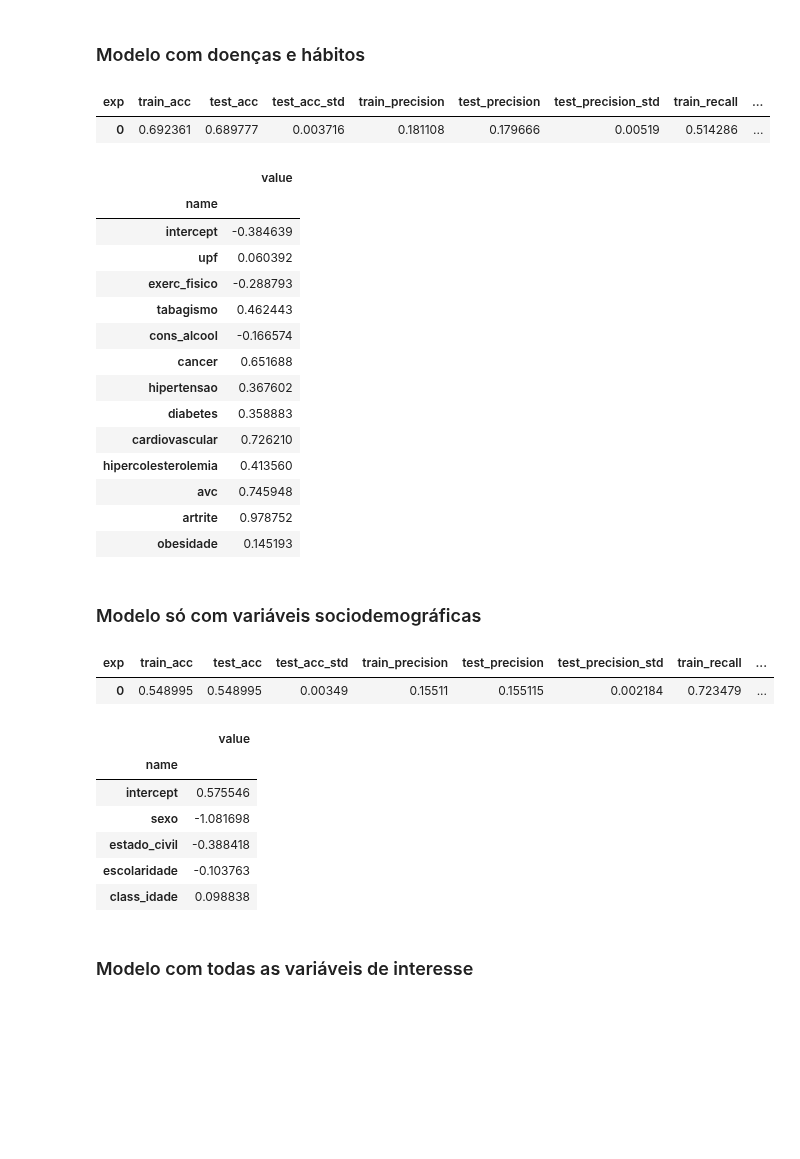
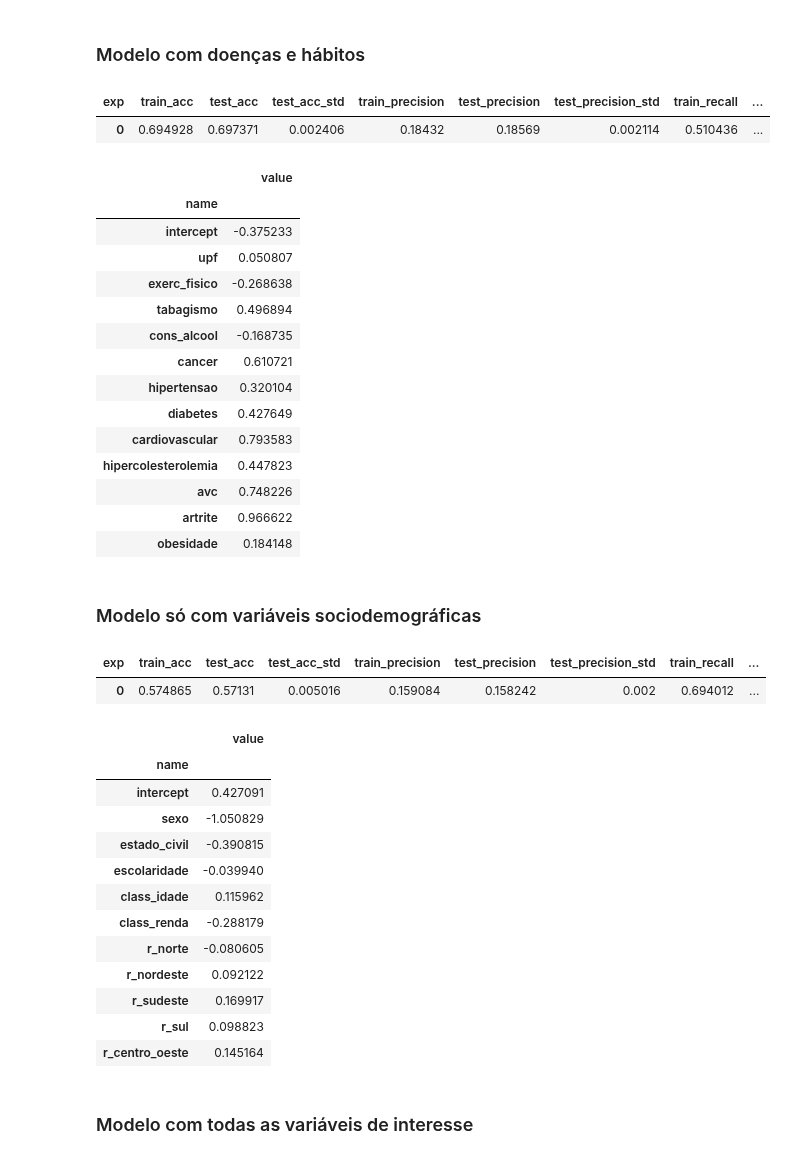
Before and after one commit to datasci4health/projects2023, a Jupyter notebook: DAGroup/notebooks/pns_depression_models.ipynb, the cells around one changed output. Drawn from its saved outputs; the diff is of its cells as text; code cells hidden in the pictures; blank space fills up the shorter version.

```diff
--- a/DAGroup/notebooks/pns_depression_models.ipynb
+++ b/DAGroup/notebooks/pns_depression_models.ipynb
@@ -149,6 +155,21 @@ df['obesidade'] = np.where(df['class_imc'].isna(), np.nan, np.where(df['class_im
 
 # Limitação da análise por idades que se adequam ao PHQ9 baseado no artigo 'Food consumption and depression among Brazilian adults: results from the Brazilian National Health Survey, 2013'
 df = df[(df['idade'] >= 18) & (df['idade'] <= 59)]
+
+
+regiao_mapping = {
+    'r_norte': [11, 12, 13, 14, 15, 16, 17],
+    'r_nordeste': [21, 22, 23, 24, 25, 26, 27, 28, 29],
+    'r_sudeste': [31, 32, 33, 35],
+    'r_sul': [41, 42, 43],
+    'r_centro_oeste': [50, 51, 52, 53]
+}
+
+for regiao, estados in regiao_mapping.items():
+    df[regiao] = df['uf'].apply(lambda x: int(x in estados))
+
+
+df['class_renda'] = np.where(df['renda_pc'].isin([4.0, 5.0, 6.0, 7.0]), 1, np.where(df['renda_pc'].isin([1.0, 2.0, 3.0]), 0, np.nan))
 # %% [output]
 A value is trying to be set on a copy of a slice from a DataFrame.
 Try using .loc[row_indexer,col_indexer] = value instead
@@ -290,7 +298,12 @@ df_total['escolaridade'] = df['escolaridade_agregada']
 df_total['upf'] = df['qst_upf']
 df_total['class_idade'] = df['class_idade']
 df_total['activity_class'] = df['activity_class']
-df_total['renda_pc'] = df['renda_pc']
+df_total['class_renda'] = df['class_renda']
+df_total['r_norte'] = df['r_norte']
+df_total['r_nordeste'] = df['r_nordeste']
+df_total['r_sudeste'] = df['r_sudeste']
+df_total['r_sul'] = df['r_sul']
+df_total['r_centro_oeste'] = df['r_centro_oeste']
 
 df_train_total, df_test_total = train_test_split(df_total, test_size=0.3, random_state=42)
 # %% [markdown]
@@ -370,49 +383,55 @@ df_metrics_all = append_df_metrics(df_metrics_all, df_metrics, 'log_apenas_habit
 df_importances_all = append_df_importances(df_importances_all, df_importances, 'log_apenas_habitos_dcnt')
 # %% [output]
 | exp | train_acc | test_acc | test_acc_std | train_precision | test_precision | test_precision_std | train_recall | ... |
-| 0 | 0.692361 | 0.689777 | 0.003716 | 0.181108 | 0.179666 | 0.00519 | 0.514286 | ... |
+| 0 | 0.694928 | 0.697371 | 0.002406 | 0.18432 | 0.18569 | 0.002114 | 0.510436 | ... |
 |  | value |
 | name |  |
-| intercept | -0.384639 |
-| upf | 0.060392 |
-| exerc_fisico | -0.288793 |
-| tabagismo | 0.462443 |
-| cons_alcool | -0.166574 |
-| cancer | 0.651688 |
-| hipertensao | 0.367602 |
-| diabetes | 0.358883 |
-| cardiovascular | 0.726210 |
-| hipercolesterolemia | 0.413560 |
-| avc | 0.745948 |
-| artrite | 0.978752 |
-| obesidade | 0.145193 |
+| intercept | -0.375233 |
+| upf | 0.050807 |
+| exerc_fisico | -0.268638 |
+| tabagismo | 0.496894 |
+| cons_alcool | -0.168735 |
+| cancer | 0.610721 |
+| hipertensao | 0.320104 |
+| diabetes | 0.427649 |
+| cardiovascular | 0.793583 |
+| hipercolesterolemia | 0.447823 |
+| avc | 0.748226 |
+| artrite | 0.966622 |
+| obesidade | 0.184148 |
 # %% [markdown]
 ### Modelo só com variáveis sociodemográficas
 # %%
-df_total = df_train_total[['sexo', 'estado_civil', 'escolaridade', 'class_idade', 'depression']].dropna()
+df_total = df_train_total[['sexo', 'estado_civil', 'escolaridade', 'class_idade', 'class_renda', 'r_norte', 'r_nordeste', 'r_sudeste', 'r_sul', 'r_centro_oeste', 'depression']].dropna()
 X = df_total.drop('depression', axis=1)
 y = df_total['depression']
 
 model = LogisticRegression(max_iter=1000, class_weight='balanced', random_state=42)
 
 model, df_metrics = run_model_dep_classification(model, X, y)
 df_importances = create_df_importances(X.columns, model.coef_[0], model.intercept_[0])
 
 display(df_metrics)
 display(df_importances)
 
 df_metrics_all = append_df_metrics(df_metrics_all, df_metrics, 'log_apenas_sociodemo')
 df_importances_all = append_df_importances(df_importances_all, df_importances, 'log_apenas_sociodemo')
 # %% [output]
 | exp | train_acc | test_acc | test_acc_std | train_precision | test_precision | test_precision_std | train_recall | ... |
-| 0 | 0.548995 | 0.548995 | 0.00349 | 0.15511 | 0.155115 | 0.002184 | 0.723479 | ... |
+| 0 | 0.574865 | 0.57131 | 0.005016 | 0.159084 | 0.158242 | 0.002 | 0.694012 | ... |
 |  | value |
 | name |  |
-| intercept | 0.575546 |
-| sexo | -1.081698 |
-| estado_civil | -0.388418 |
-| escolaridade | -0.103763 |
-| class_idade | 0.098838 |
+| intercept | 0.427091 |
+| sexo | -1.050829 |
+| estado_civil | -0.390815 |
+| escolaridade | -0.039940 |
+| class_idade | 0.115962 |
+| class_renda | -0.288179 |
+| r_norte | -0.080605 |
+| r_nordeste | 0.092122 |
+| r_sudeste | 0.169917 |
+| r_sul | 0.098823 |
+| r_centro_oeste | 0.145164 |
 # %% [markdown]
 ### Modelo com todas as variáveis de interesse
 # %% [markdown]
```
Also changed, not shown: parts of 23 cells of this notebook, 5 other files.
